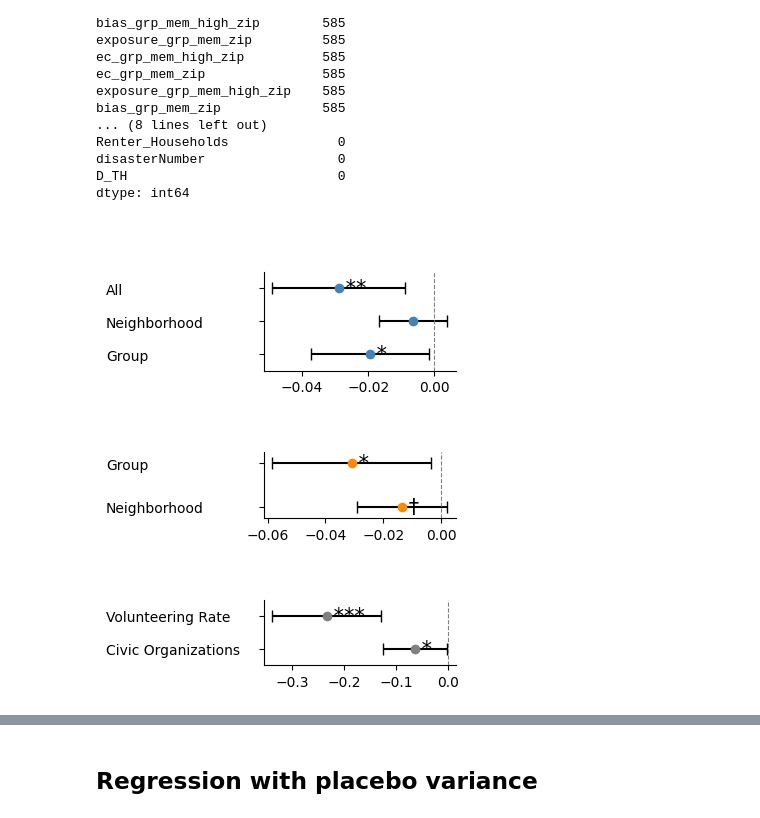
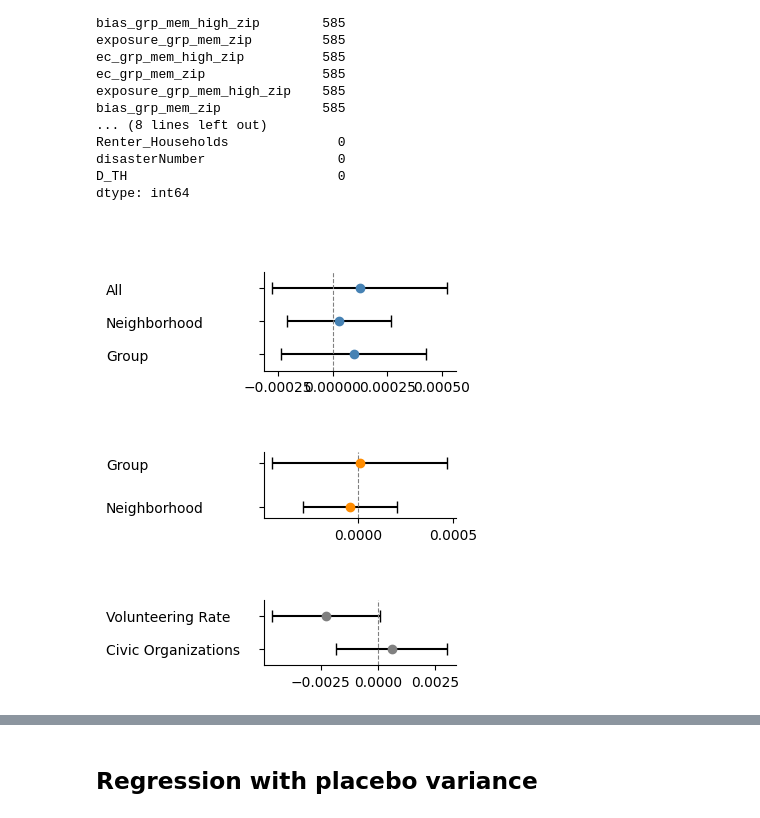
Before and after one commit to sayaka-sugiyama-jp/Social-Capital-and-Disaster-Induced-Eviction-Filings, a Jupyter notebook: code/2_4_Fig4.ipynb, the cells around one changed output, grey strips where cells are left out. Saved outputs shown, nothing was run; the diff lists cells and outputs as text; code cells hidden in the pictures.

```diff
--- a/code/2_4_Fig4.ipynb
+++ b/code/2_4_Fig4.ipynb
@@ -136,7 +136,7 @@ pd.set_option("display.width", None)
 # %% [markdown]
 ## Normal regression
 # %%
-merged_df = merged_df.copy()
+merged_df = merged_df_neg1.copy()
 # %%
 # --- Remove Inf and drop missing ---
 merged_df_clean = merged_df.replace([np.inf, -np.inf], np.nan)
@@ -412,8 +413,6 @@ def plot_coefficients_by_category(df):
                 signif = "**"
             elif row["p_value"] < 0.05:
                 signif = "*"
-            elif row["p_value"] < 0.1:
-                signif = "†"
             else:
                 signif = ""
 
@@ -432,34 +431,34 @@ def plot_coefficients_by_category(df):
         ax.set_yticks(sub_df.index)
         ax.set_yticklabels([x_label_mapping.get(v, v) for v in sub_df["x_variable"]],fontsize=10,ha="left")
         ax.tick_params(axis='y', pad=110)
 
 
         ax.axvline(0, color="grey", linestyle="--", linewidth=0.8)
 
         ymin = sub_df.index.min() - 0.5
         ymax = sub_df.index.max() + 0.5
         ax.set_ylim(ymin, ymax)
         ax.spines['top'].set_visible(False)
         ax.spines['right'].set_visible(False)
 
 
     plt.tight_layout()
     plt.savefig("figure.png", dpi=200, bbox_inches="tight")
     plt.show()
 
 df_controls, regression_results, latex_results = run_regression(
     merged_df_clean,
     x_vars,
     controls=control_vars
 )
 coef_df_plot = df_controls[df_controls["x_variable"].isin(x_vars_plot)].copy()
 
 plot_coefficients_by_category(coef_df_plot)
 
 from google.colab import files
 files.download("figure.png")
 # %% [output]
-[figure, old version]
+[figure, new version]
 [interactive output not drawn]
 [interactive output not drawn]
 # %%
```
Also changed, not shown: parts of 10 cells of this notebook.
